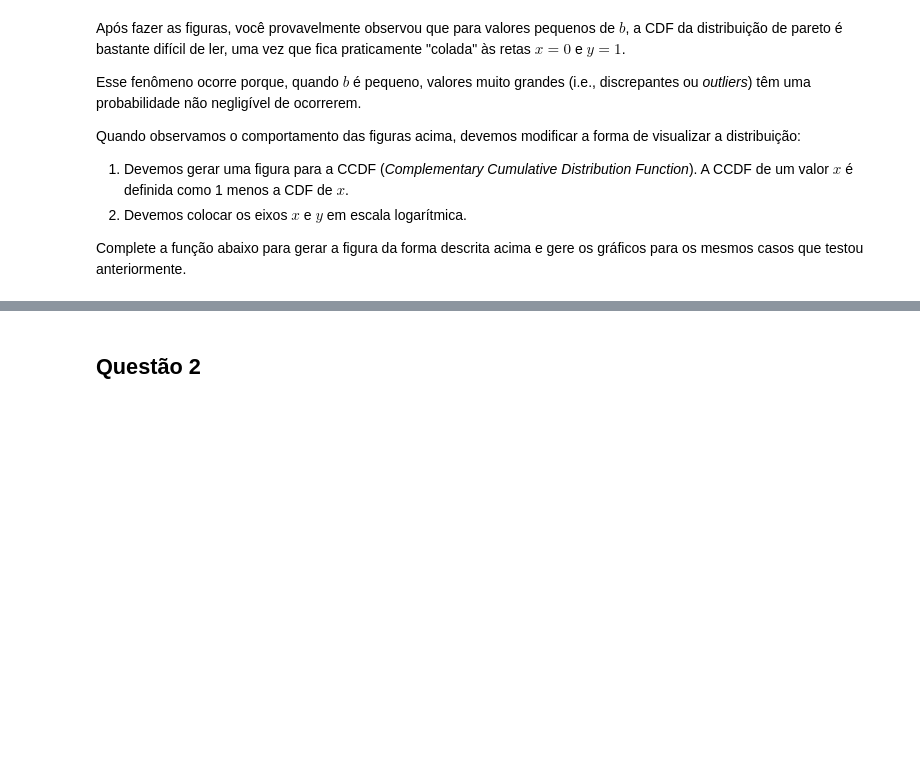
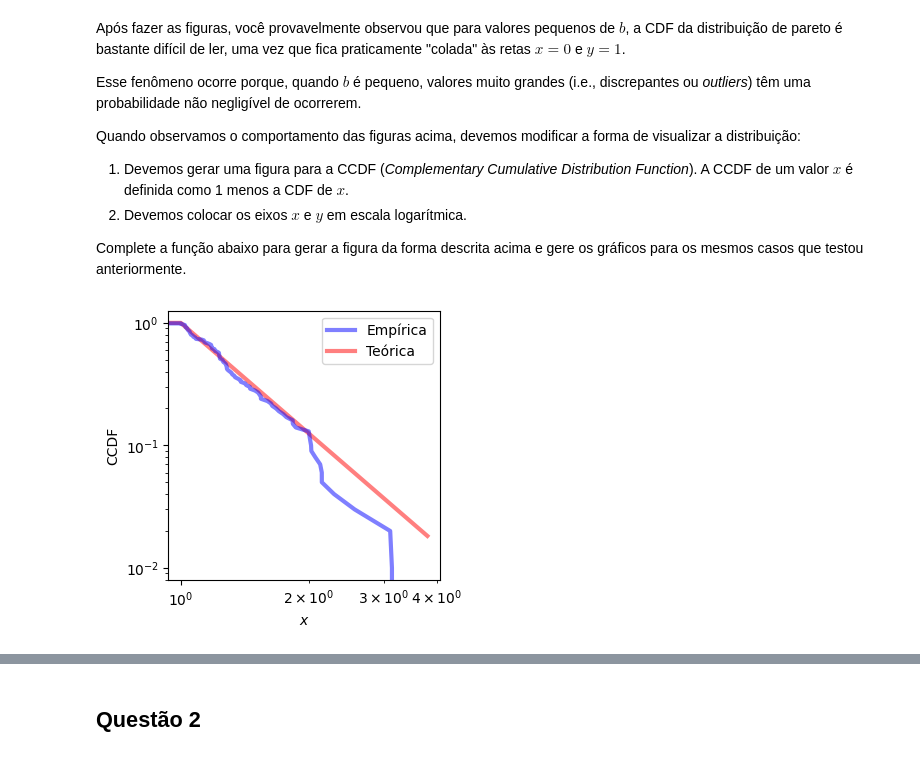
Before and after one commit to falconeee/CD-2025-2, a Jupyter notebook: lista_01.ipynb, the cells around one changed output, grey strips where cells are left out. Drawn from its saved outputs; the diff is of its cells as text; code cells hidden in the pictures; blank space fills up the shorter version.

```diff
--- a/lista_01.ipynb
+++ b/lista_01.ipynb
@@ -184,2 +230,27 @@ def plot_pareto_ccdf(b, n):
+# %%
+def plot_pareto_ccdf(b, n):
+  # gera 'n' números de uma distribuição de Pareto com parâmetro 'b'
+  r = pareto.rvs(b, size=n)
+
+  # plota a CDF empírica dos números gerados
+  cdf = ECDF(r)
+  plt.plot(cdf.x, 1-cdf.y, linewidth=3, alpha=0.5, color='blue', label='Empírica')
+
+  # plota a CDF teórica de uma distribuição de Pareto com parâmetro 'b'
+  plt.plot(cdf.x, 1-pareto.cdf(cdf.x, b),
+           alpha=0.5, label='Teórica', color='red',
+           linewidth=3, zorder=0);
+
+  # Ajustes de rótulos e tamanho da figura...
+  plt.legend(loc='best');
+  plt.xlabel(r'$x$');
+  plt.ylabel(r'CCDF');
+  plt.xscale('log') # escala logarítmica no eixo x
+  plt.yscale('log') # escala logarítmica no eixo y
+  plt.gcf().set_size_inches(3.5, 3.5)
+# %%
+plot_pareto_ccdf(3, 100)
+# %% [output]
+[figure, added]
 # %%
 plot_pareto_ccdf(3, 1000)
```
Also changed, not shown: parts of 17 cells of this notebook.
